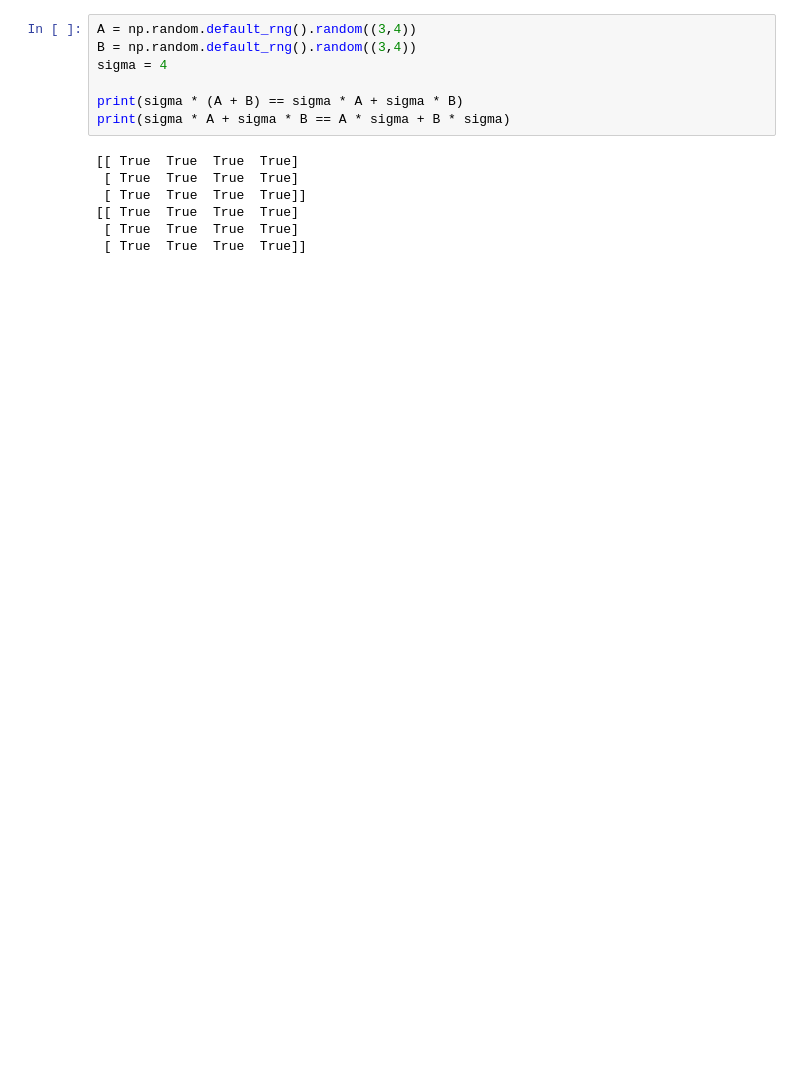
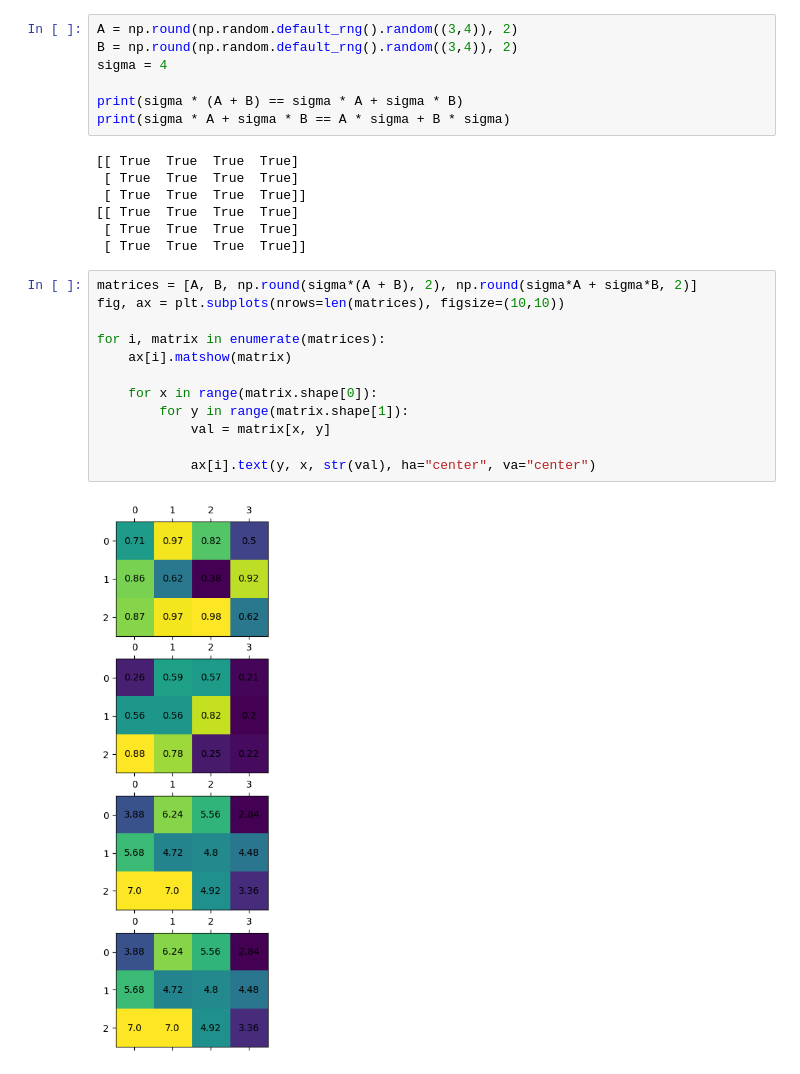
Before and after one commit to Amertz08/python-learnings, a Jupyter notebook: practical-linear-algebra/ch5/exercises.ipynb, the cells around one changed output. Drawn from its saved outputs; the diff is of its cells as text; blank space fills up the shorter version.

````diff
--- a/practical-linear-algebra/ch5/exercises.ipynb
+++ b/practical-linear-algebra/ch5/exercises.ipynb
@@ -9,8 +10,8 @@ Matrix addition and scalar multiplication obey commutivity and distributivity. P
 sigma*(A + B) = sigma*A + sigma*B = A*sigma + B*sigma
 ```
 # %%
-A = np.random.default_rng().random((3,4))
-B = np.random.default_rng().random((3,4))
+A = np.round(np.random.default_rng().random((3,4)), 2)
+B = np.round(np.random.default_rng().random((3,4)), 2)
 sigma = 4
 
 print(sigma * (A + B) == sigma * A + sigma * B)
@@ -22,3 +23,17 @@ print(sigma * A + sigma * B == A * sigma + B * sigma)
 [[ True  True  True  True]
  [ True  True  True  True]
  [ True  True  True  True]]
+# %%
+matrices = [A, B, np.round(sigma*(A + B), 2), np.round(sigma*A + sigma*B, 2)]
+fig, ax = plt.subplots(nrows=len(matrices), figsize=(10,10))
+
+for i, matrix in enumerate(matrices):
+    ax[i].matshow(matrix)
+
+    for x in range(matrix.shape[0]):
+        for y in range(matrix.shape[1]):
+            val = matrix[x, y]
+
+            ax[i].text(y, x, str(val), ha="center", va="center")
+# %% [output]
+[figure, added]
````
Also changed, not shown: parts of 12 cells of this notebook.
